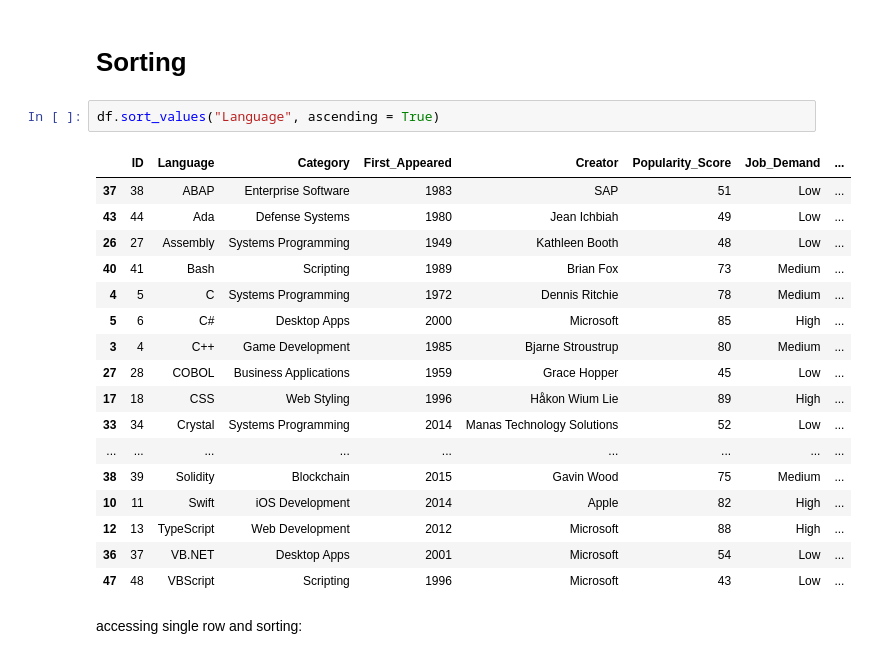
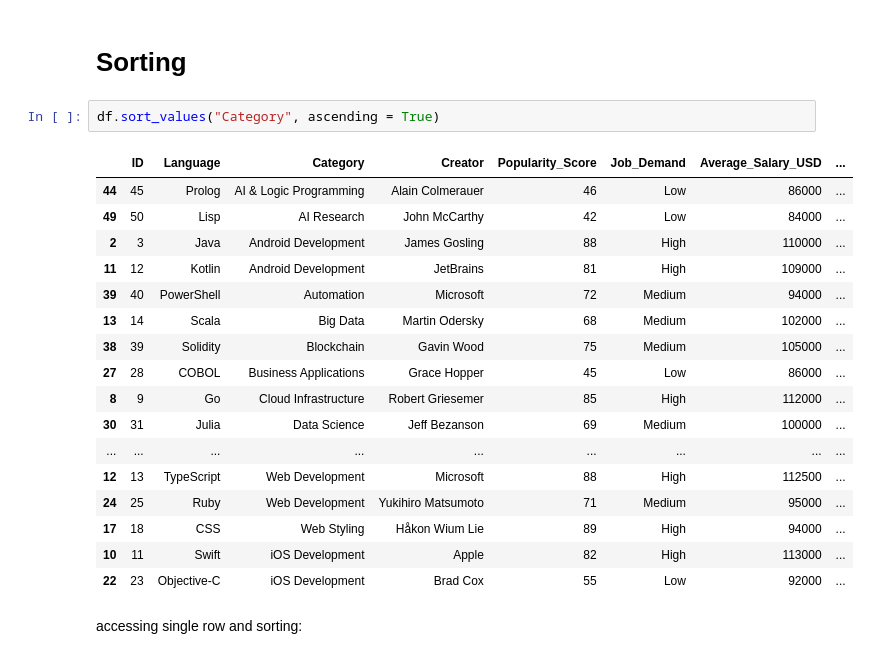
Before and after one commit to Neeschal1/Pandas, a Jupyter notebook: CSV's.ipynb, the cells around one changed output. Drawn from its saved outputs; the diff is of its cells as text.

```diff
--- a/CSV's.ipynb
+++ b/CSV's.ipynb
@@ -262,25 +262,25 @@ df[df["Popularity_Score"] > 80]
 # %% [markdown]
 # Sorting
 # %%
-df.sort_values("Language", ascending = True)
+df.sort_values("Category", ascending = True)
 # %% [output]
-|  | ID | Language | Category | First_Appeared | Creator | Popularity_Score | Job_Demand | ... |
-| 37 | 38 | ABAP | Enterprise Software | 1983 | SAP | 51 | Low | ... |
-| 43 | 44 | Ada | Defense Systems | 1980 | Jean Ichbiah | 49 | Low | ... |
-| 26 | 27 | Assembly | Systems Programming | 1949 | Kathleen Booth | 48 | Low | ... |
-| 40 | 41 | Bash | Scripting | 1989 | Brian Fox | 73 | Medium | ... |
-| 4 | 5 | C | Systems Programming | 1972 | Dennis Ritchie | 78 | Medium | ... |
-| 5 | 6 | C# | Desktop Apps | 2000 | Microsoft | 85 | High | ... |
-| 3 | 4 | C++ | Game Development | 1985 | Bjarne Stroustrup | 80 | Medium | ... |
-| 27 | 28 | COBOL | Business Applications | 1959 | Grace Hopper | 45 | Low | ... |
-| 17 | 18 | CSS | Web Styling | 1996 | Håkon Wium Lie | 89 | High | ... |
-| 33 | 34 | Crystal | Systems Programming | 2014 | Manas Technology Solutions | 52 | Low | ... |
+|  | ID | Language | Category | Creator | Popularity_Score | Job_Demand | Average_Salary_USD | ... |
+| 44 | 45 | Prolog | AI & Logic Programming | Alain Colmerauer | 46 | Low | 86000 | ... |
+| 49 | 50 | Lisp | AI Research | John McCarthy | 42 | Low | 84000 | ... |
+| 2 | 3 | Java | Android Development | James Gosling | 88 | High | 110000 | ... |
+| 11 | 12 | Kotlin | Android Development | JetBrains | 81 | High | 109000 | ... |
+| 39 | 40 | PowerShell | Automation | Microsoft | 72 | Medium | 94000 | ... |
+| 13 | 14 | Scala | Big Data | Martin Odersky | 68 | Medium | 102000 | ... |
+| 38 | 39 | Solidity | Blockchain | Gavin Wood | 75 | Medium | 105000 | ... |
+| 27 | 28 | COBOL | Business Applications | Grace Hopper | 45 | Low | 86000 | ... |
+| 8 | 9 | Go | Cloud Infrastructure | Robert Griesemer | 85 | High | 112000 | ... |
+| 30 | 31 | Julia | Data Science | Jeff Bezanson | 69 | Medium | 100000 | ... |
 | ... | ... | ... | ... | ... | ... | ... | ... | ... |
-| 38 | 39 | Solidity | Blockchain | 2015 | Gavin Wood | 75 | Medium | ... |
-| 10 | 11 | Swift | iOS Development | 2014 | Apple | 82 | High | ... |
-| 12 | 13 | TypeScript | Web Development | 2012 | Microsoft | 88 | High | ... |
-| 36 | 37 | VB.NET | Desktop Apps | 2001 | Microsoft | 54 | Low | ... |
-| 47 | 48 | VBScript | Scripting | 1996 | Microsoft | 43 | Low | ... |
+| 12 | 13 | TypeScript | Web Development | Microsoft | 88 | High | 112500 | ... |
+| 24 | 25 | Ruby | Web Development | Yukihiro Matsumoto | 71 | Medium | 95000 | ... |
+| 17 | 18 | CSS | Web Styling | Håkon Wium Lie | 89 | High | 94000 | ... |
+| 10 | 11 | Swift | iOS Development | Apple | 82 | High | 113000 | ... |
+| 22 | 23 | Objective-C | iOS Development | Brad Cox | 55 | Low | 92000 | ... |
 # %% [markdown]
 accessing single row and sorting:
 # %%
```
Also changed, not shown: parts of 4 cells of this notebook.
